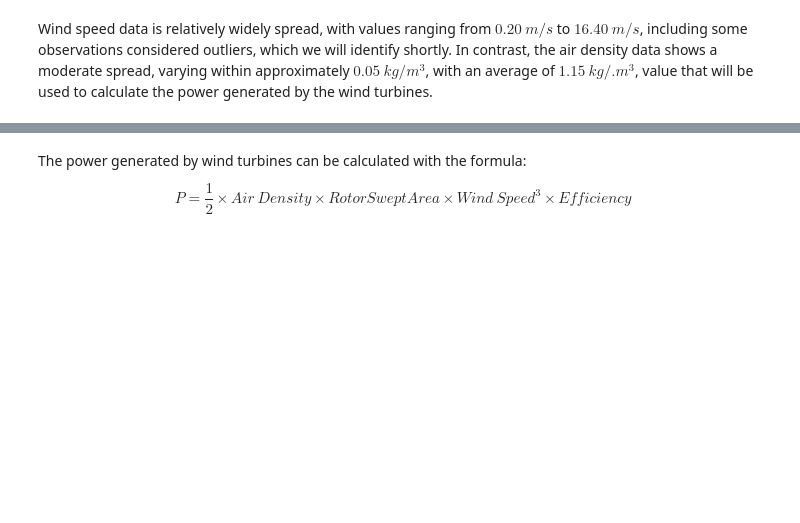
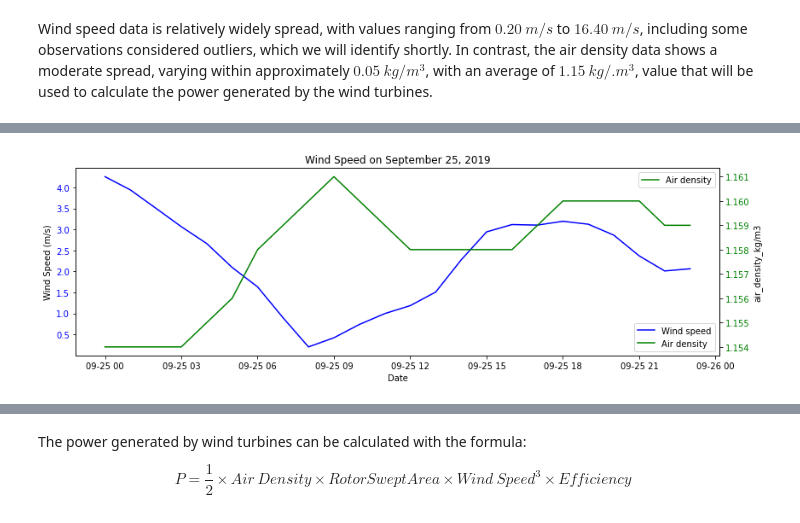
Before and after one commit to daniel-epm/guajira_wind_data, a Jupyter notebook: guajira_wind.ipynb, the cells around one changed output, grey strips where cells are left out. Drawn from its saved outputs; the diff is of its cells as text; code cells hidden in the pictures; blank space fills up the shorter version.

```diff
--- a/guajira_wind.ipynb
+++ b/guajira_wind.ipynb
@@ -253,0 +332,30 @@ Wind speed data is relatively widely spread, with values ranging from $0.20 \: m
+# %%
+# PLot wind speed in the day of
+
+fig, ax1 = plt.subplots(figsize= (12,4))
+line1=sns.lineplot(data= wind_df.loc['2019-09-25'],
+             x = wind_df.loc['2019-09-25'].index,
+             y = 'wind_speed_m/s',
+             color= 'blue', ax= ax1,
+             label= 'Wind speed')
+plt.title("Wind Speed on September 25, 2019")
+plt.xlabel("Date")
+plt.ylabel("Wind Speed (m/s)")
+ax1.tick_params(axis='y', labelcolor='blue')
+
+ax2 = ax1.twinx()
+line2=sns.lineplot(data= wind_df.loc['2019-09-25'],
+             x = wind_df.loc['2019-09-25'].index,
+             y = 'air_density_kg/m3',
+             color= 'green', ax= ax2,
+             label= 'Air density')
+ax2.tick_params(axis='y', labelcolor='green')
+
+lines = line1.get_lines() + line2.get_lines()
+labels = [l.get_label() for l in lines]
+ax1.legend(lines, labels, loc='lower right')  # you can change loc to 'upper right' or 'lower center'
+
+plt.tight_layout()
+plt.show()
+# %% [output]
+[figure, added]
```
Also changed, not shown: parts of 7 cells of this notebook.
